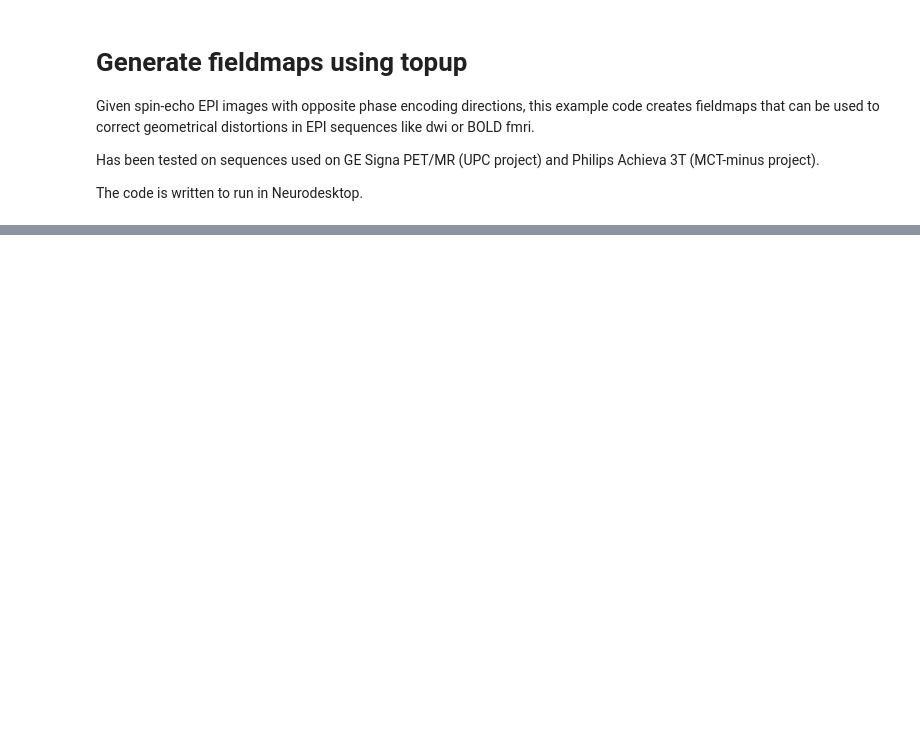
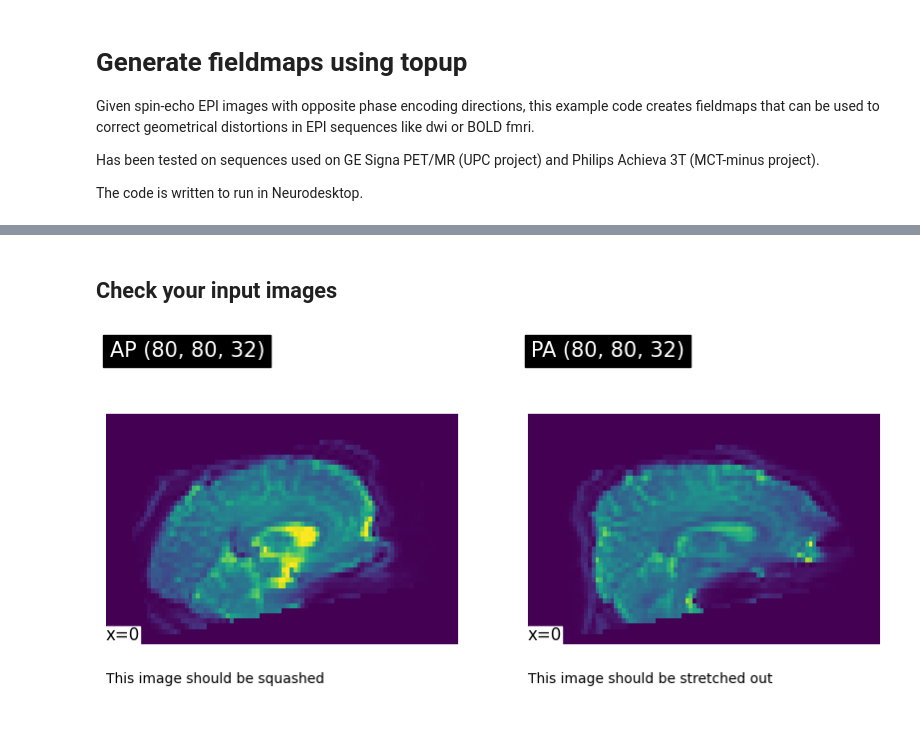
Before and after one commit to psychmedImaging/psykserver, a Jupyter notebook: generate_fieldmap.ipynb, the cells around one changed output, grey strips where cells are left out. Saved outputs shown, nothing was run; the diff lists cells and outputs as text; code cells hidden in the pictures; blank space fills up the shorter version.

```diff
--- a/generate_fieldmap.ipynb
+++ b/generate_fieldmap.ipynb
@@ -87,3 +53,22 @@ frames=int(frames[0].split()[1])-1
+# %%
+#get last frame from each phase encoding dir and merge
+AP=nib.load(APfile)
+PA=nib.load(PAfile)
+AP=AP.slicer[...,-1]
+PA=PA.slicer[...,-1]
+APPA=nib.concat_images((AP,PA))
+nib.save(APPA, APPAfile+'.nii.gz')
+# %% [markdown]
+## Check your input images
+# %%
+fig,ax=plt.subplots(ncols=2,figsize=(10,5))
+plotting.plot_img(AP,display_mode='x',cut_coords=[0],axes=ax[0],title='AP '+str(AP.shape))
+plotting.plot_img(PA,display_mode='x',cut_coords=[0],axes=ax[1],title='PA '+str(PA.shape))
+ax[0].text(0,.1,'This image should be squashed')
+ax[1].text(0,.1,'This image should be stretched out')
+fig.show()
+# %% [output]
+[figure, added]
 # %%
 #generate fieldmap
 !topup --imain={APPAfile} --datain={params} --config={config} --out={outfile} --fout={outfile+'_field'} --iout={outfile+'_unwarped'}
```
Also changed, not shown: parts of 10 cells of this notebook.
